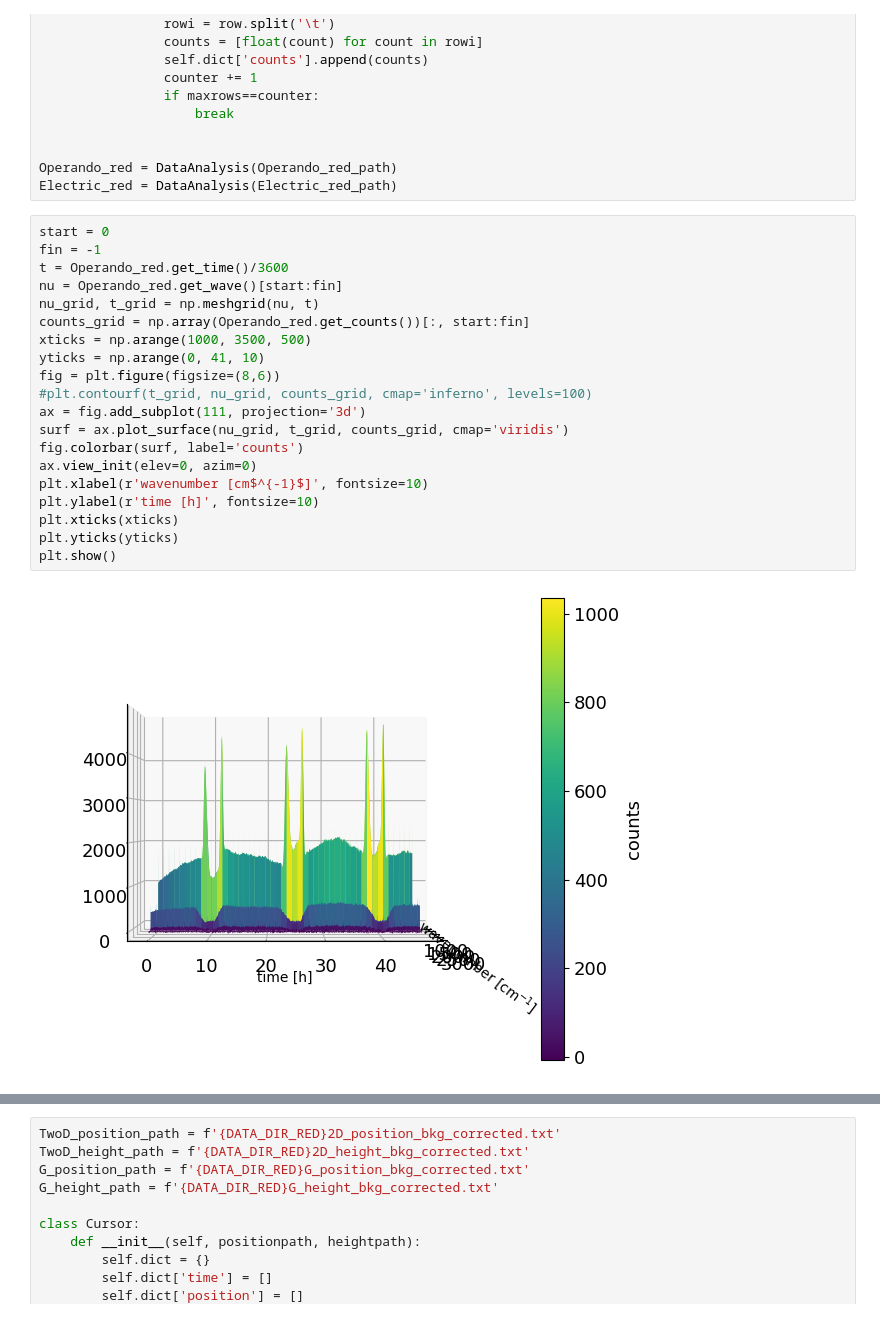
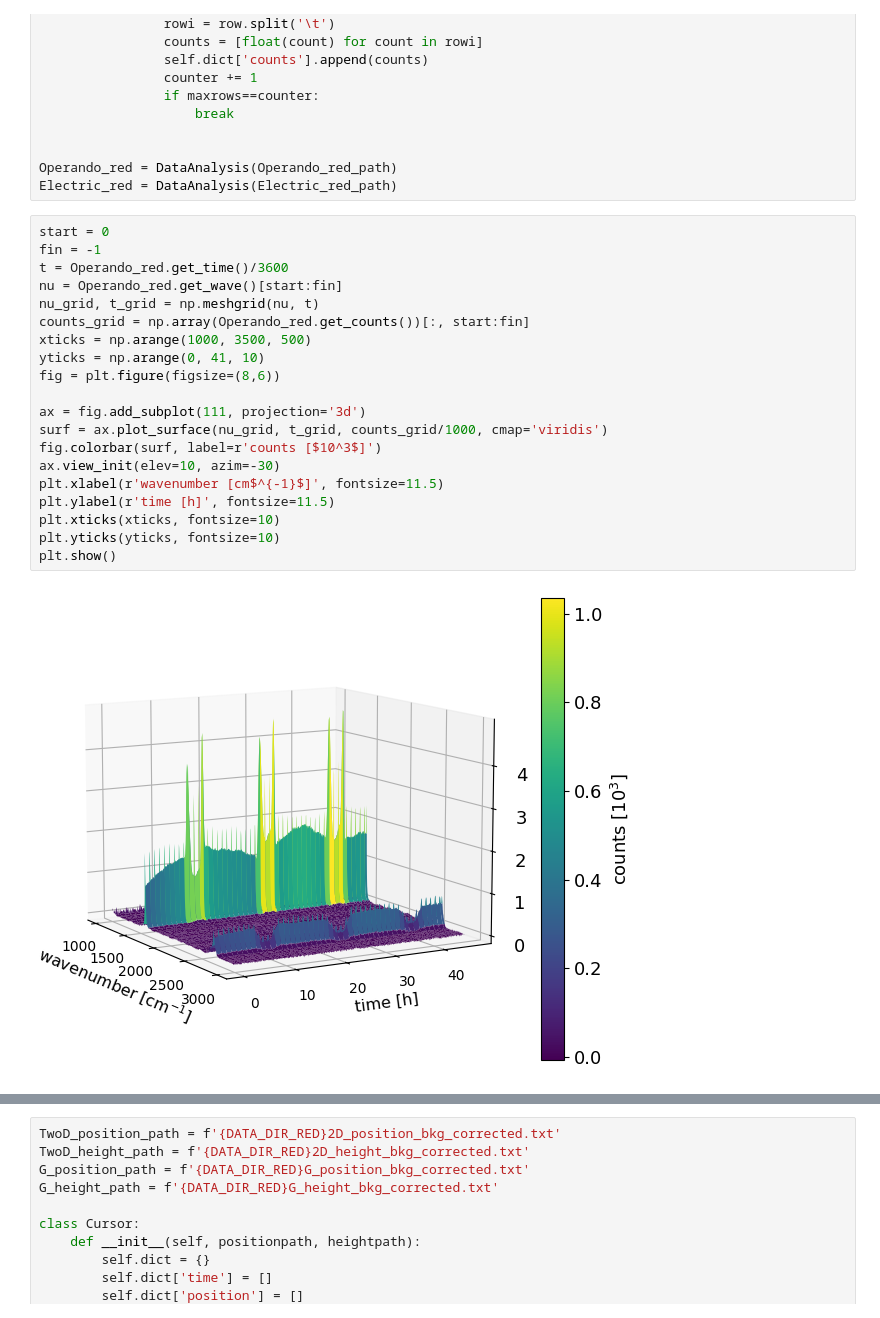
Before and after one commit to KelmendMuriqi/Raman-Spectroscopy, a Jupyter notebook: DataAnalysis.ipynb, the cells around one changed output, grey strips where cells are left out. Drawn from its saved outputs; the diff is of its cells as text.

```diff
--- a/DataAnalysis.ipynb
+++ b/DataAnalysis.ipynb
@@ -80,25 +80,25 @@ Electric_red = DataAnalysis(Electric_red_path)
 # %%
 start = 0
 fin = -1
 t = Operando_red.get_time()/3600
 nu = Operando_red.get_wave()[start:fin]
 nu_grid, t_grid = np.meshgrid(nu, t)
 counts_grid = np.array(Operando_red.get_counts())[:, start:fin]
 xticks = np.arange(1000, 3500, 500)
 yticks = np.arange(0, 41, 10)
 fig = plt.figure(figsize=(8,6))
-#plt.contourf(t_grid, nu_grid, counts_grid, cmap='inferno', levels=100)
+
 ax = fig.add_subplot(111, projection='3d')
-surf = ax.plot_surface(nu_grid, t_grid, counts_grid, cmap='viridis')
-fig.colorbar(surf, label='counts')
-ax.view_init(elev=0, azim=0)
-plt.xlabel(r'wavenumber [cm$^{-1}$]', fontsize=10)
-plt.ylabel(r'time [h]', fontsize=10)
-plt.xticks(xticks)
-plt.yticks(yticks)
+surf = ax.plot_surface(nu_grid, t_grid, counts_grid/1000, cmap='viridis')
+fig.colorbar(surf, label=r'counts [$10^3$]')
+ax.view_init(elev=10, azim=-30)
+plt.xlabel(r'wavenumber [cm$^{-1}$]', fontsize=11.5)
+plt.ylabel(r'time [h]', fontsize=11.5)
+plt.xticks(xticks, fontsize=10)
+plt.yticks(yticks, fontsize=10)
 plt.show()
 # %% [output]
-[figure, old version]
+[figure, new version]
 # %%
 lim_ind = 200
 splt_ind = 400
```
Also changed, not shown: parts of 12 cells of this notebook, 7 other files.
